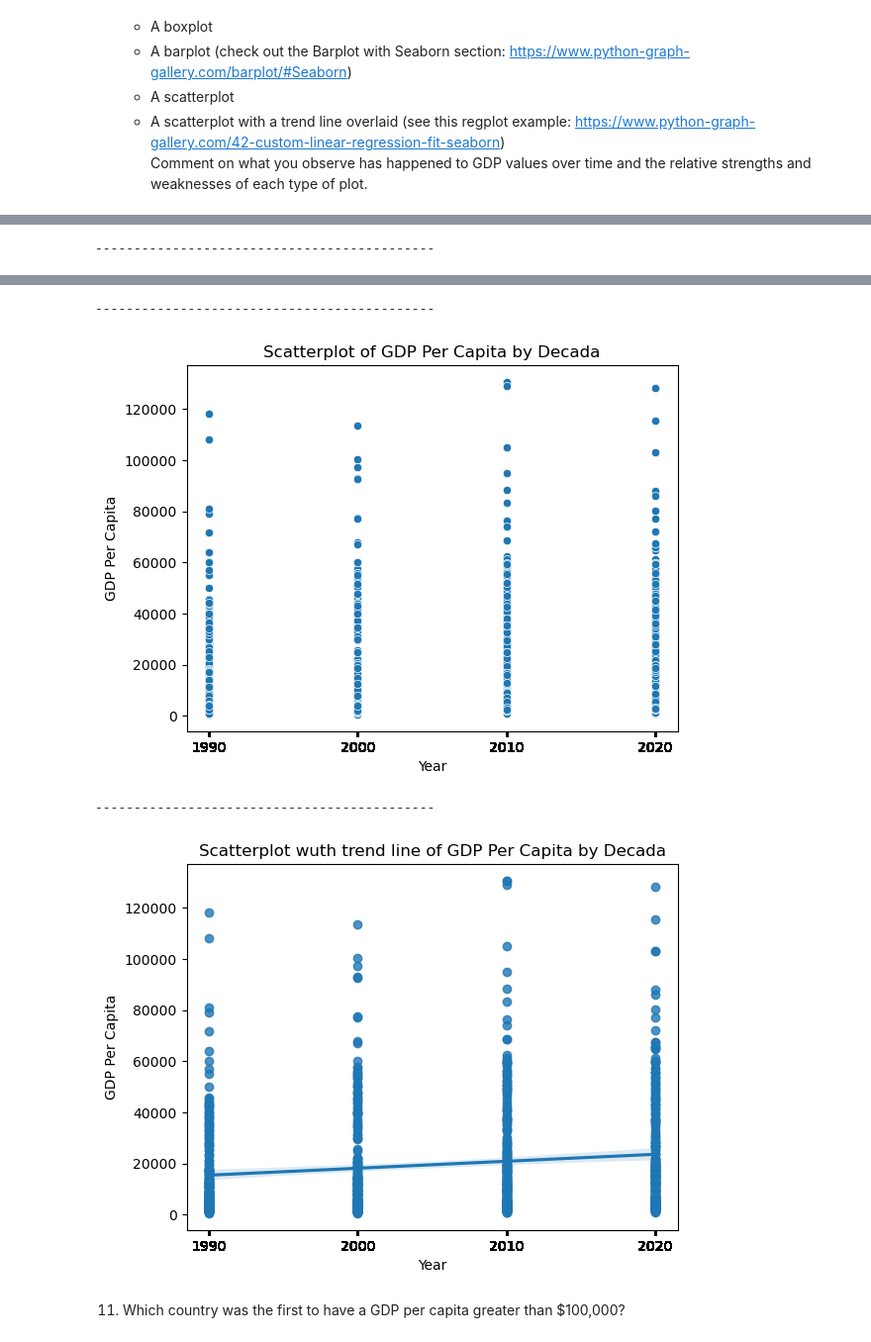
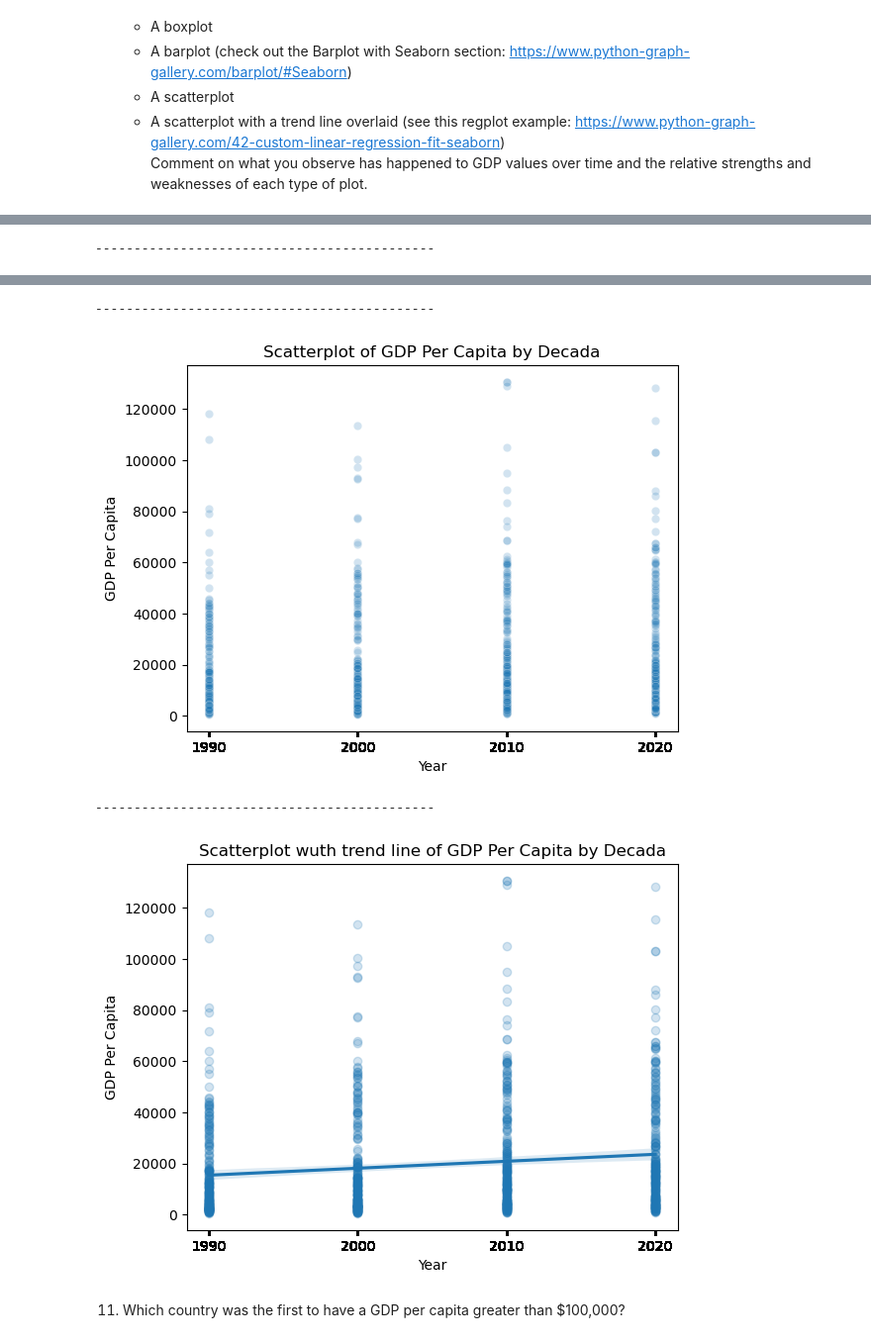
Before and after one commit to NSS-Data-Analytics-Cohort-14/gdp-and-internet-usage-vladmisonh, a Jupyter notebook: notebooks/gdp_and_internet.ipynb, the cells around one changed output, grey strips where cells are left out. Shown at 99% size. Saved outputs shown, nothing was run; the diff lists cells and outputs as text; code cells hidden in the pictures.

```diff
--- a/notebooks/gdp_and_internet.ipynb
+++ b/notebooks/gdp_and_internet.ipynb
@@ -170,36 +170,36 @@ sns.boxplot(x='Year', y='GDP_Per_Capita', data=gdp_decades, linewidth = 4)
 plt.ylabel('GDP Per Capita')
 plt.title('Boxplot of GDP Per Capita by Decada')
 plt.show()
 
 print('\n--------------------------------------------\n')
 
 plt.bar(gdp_decades['Year'], gdp_decades['GDP_Per_Capita'])
 plt.xticks(gdp_decades['Year'])
 plt.title('Barplot of GDP Per Capita by Decada')
 plt.show()
 
 print('\n--------------------------------------------\n')
 
-sns.scatterplot(x=gdp_decades['Year'], y=gdp_decades['GDP_Per_Capita'])
+sns.scatterplot(x=gdp_decades['Year'], y=gdp_decades['GDP_Per_Capita'], alpha=0.2)
 plt.ylabel('GDP Per Capita')
 plt.xticks(gdp_decades['Year'])
 plt.title('Scatterplot of GDP Per Capita by Decada')
 plt.show()
 
 print('\n--------------------------------------------\n')
 
-sns.regplot(x=gdp_decades['Year'], y=gdp_decades['GDP_Per_Capita'])
+sns.regplot(x=gdp_decades['Year'], y=gdp_decades['GDP_Per_Capita'], scatter_kws={"alpha": 0.2})
 plt.ylabel('GDP Per Capita')
 plt.xticks(gdp_decades['Year'])
 plt.title('Scatterplot wuth trend line of GDP Per Capita by Decada')
 plt.show()
 # %% [output]
 [figure]
 --------------------------------------------
 [figure]
 --------------------------------------------
-[figure, old version]
+[figure, new version]
 --------------------------------------------
-[figure, old version]
+[figure, new version]
 # %% [markdown]
 11. Which country was the first to have a GDP per capita greater than $100,000?
```
Also changed, not shown: parts of 11 cells of this notebook.
